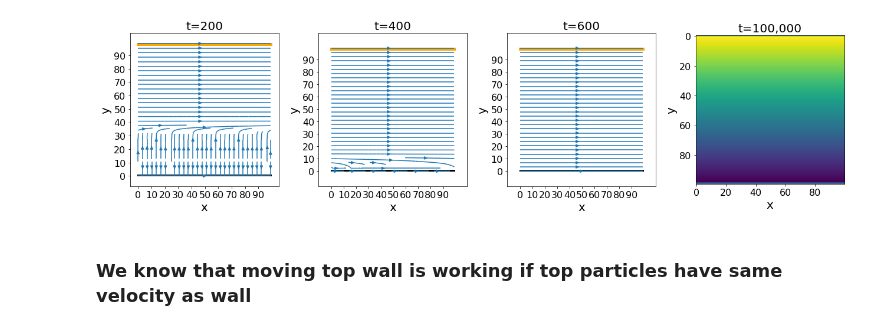
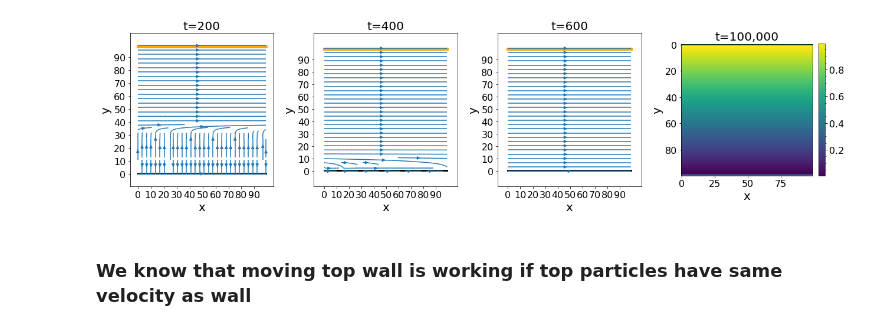
Before and after one commit to jonas27/pylbm, a Jupyter notebook: milestones/m4/m4.ipynb, the cells around one changed output. Saved outputs shown, nothing was run; the diff lists cells and outputs as text; code cells hidden in the pictures.

```diff
--- a/milestones/m4/m4.ipynb
+++ b/milestones/m4/m4.ipynb
@@ -28,35 +28,37 @@ plt.axis('off')
 # fig.suptitle("Streamplot of velocities in x.", fontsize=16)
 axs = fig.subplots(nrows=1, ncols=4)
 for k, i in enumerate([2,4,6]):
     # for v in velocities:
     ax = axs[k%3]
     v = velocities[i]
     # ax.margins(0.05)
     ax.plot(np.arange(x_dim), np.zeros((x_dim)) + y_dim - 1.5, color="orange", linewidth=5.0)
     ax.plot(np.arange(x_dim), np.zeros((x_dim)) + 0.5, color="black", linewidth=3.0)
     ax.set_xticks(np.arange(0, x_dim, x_dim / 10))
     ax.set_yticks(np.arange(0, y_dim, y_dim / 10))
     ax.axis("equal")
     strm = ax.streamplot(np.arange(x_dim), np.arange(y_dim), v[0, :, :].T, v[1, :, :].T, cmap="autumn")
     ax.set_title("t={}".format(i*100))
     ax.set_xlabel("x")
     ax.set_ylabel("y")
 
 
 ax = axs[-1]
 u_aij_max = velocities[-1]
 ax.set_title("t=100,000")
 ax.set_ylabel("y")
 ax.set_xlabel("x")
 ax.imshow(np.rot90(velocities[-1][0,:,:]))
-
+pos = ax.imshow(np.rot90(velocities[-1][0,:,:]))
+cbar = fig.colorbar(pos, ax=ax,fraction=0.046, pad=0.04)
+cbar.minorticks_on()
 
 plt.tight_layout()
 lbm.save_fig(fig, 'm4-1-streamplot.png')
 plt.show()
 plt.close()
 # %% [output]
-[figure, old version]
+[figure, new version]
 # %% [markdown]
 ### We know that moving top wall is working if top particles have same velocity as wall
 # %%
```
Also changed, not shown: 1 other file.
